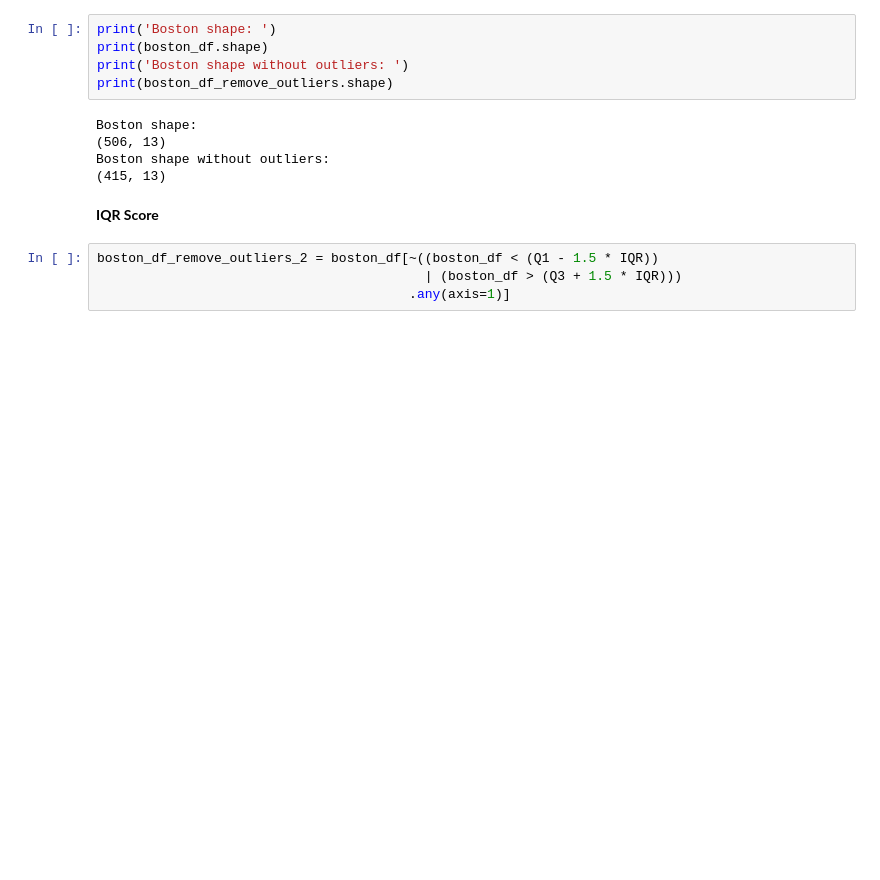
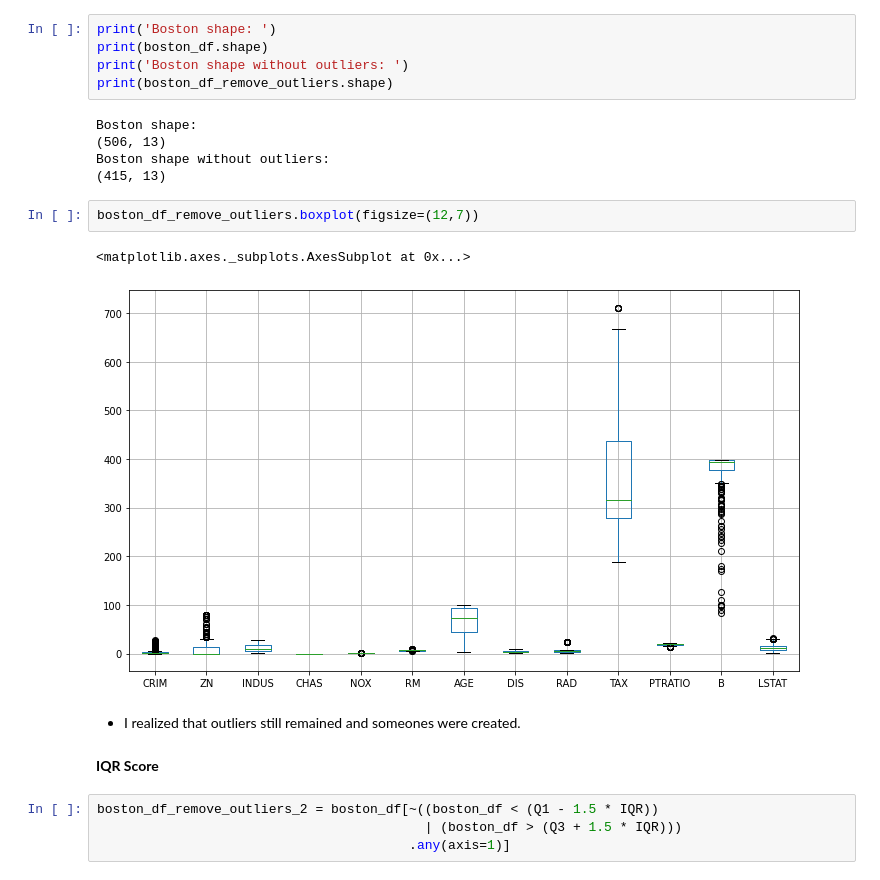
Before and after one commit to gabrielatrindade/ml-playground, a Jupyter notebook: outliers.ipynb, the cells around one changed output. Drawn from its saved outputs; the diff is of its cells as text; blank space fills up the shorter version.

```diff
--- a/outliers.ipynb
+++ b/outliers.ipynb
@@ -178,6 +178,13 @@ Boston shape:
 (506, 13)
 Boston shape without outliers:
 (415, 13)
+# %%
+boston_df_remove_outliers.boxplot(figsize=(12,7))
+# %% [output]
+<matplotlib.axes._subplots.AxesSubplot at 0x...>
+[figure, added]
+# %% [markdown]
+- I realized that outliers still remained and someones were created.
 # %% [markdown]
 **IQR Score**
 # %%
```
Also changed, not shown: parts of 3 cells of this notebook.
